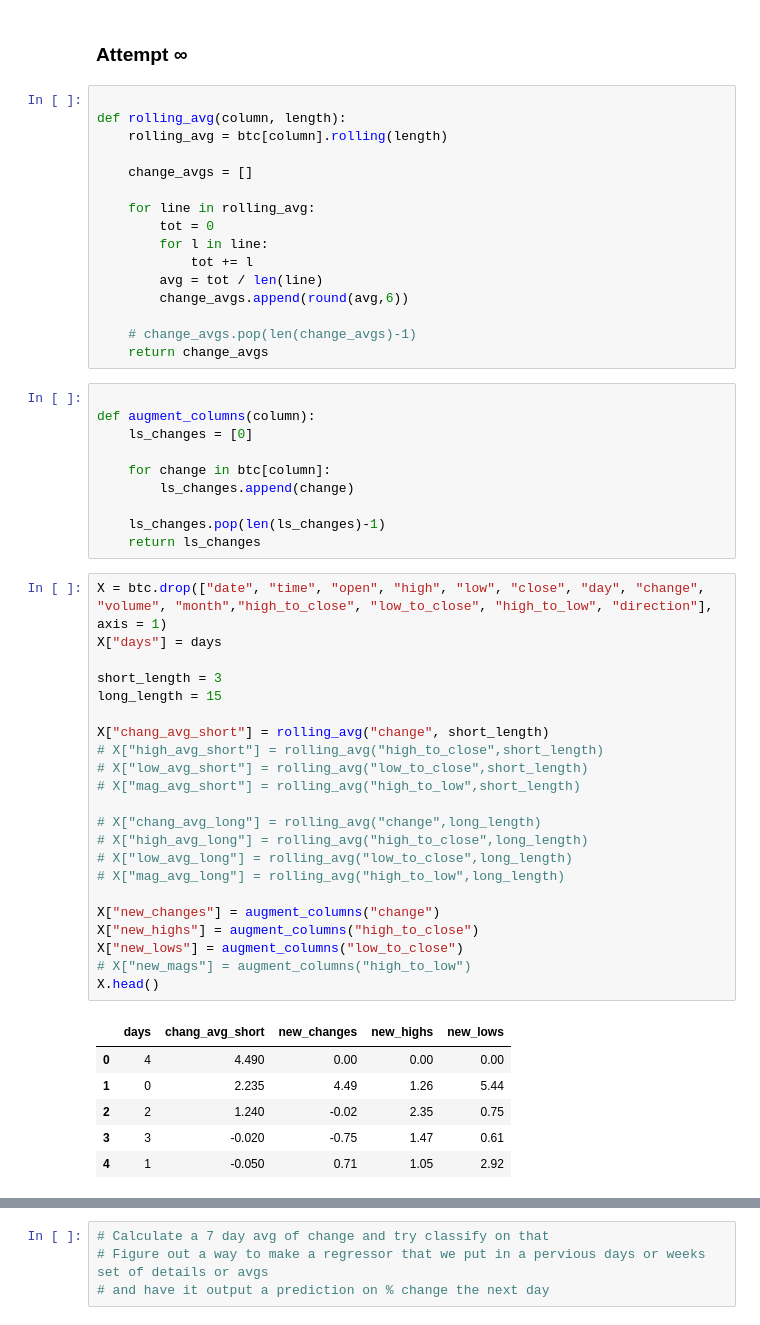
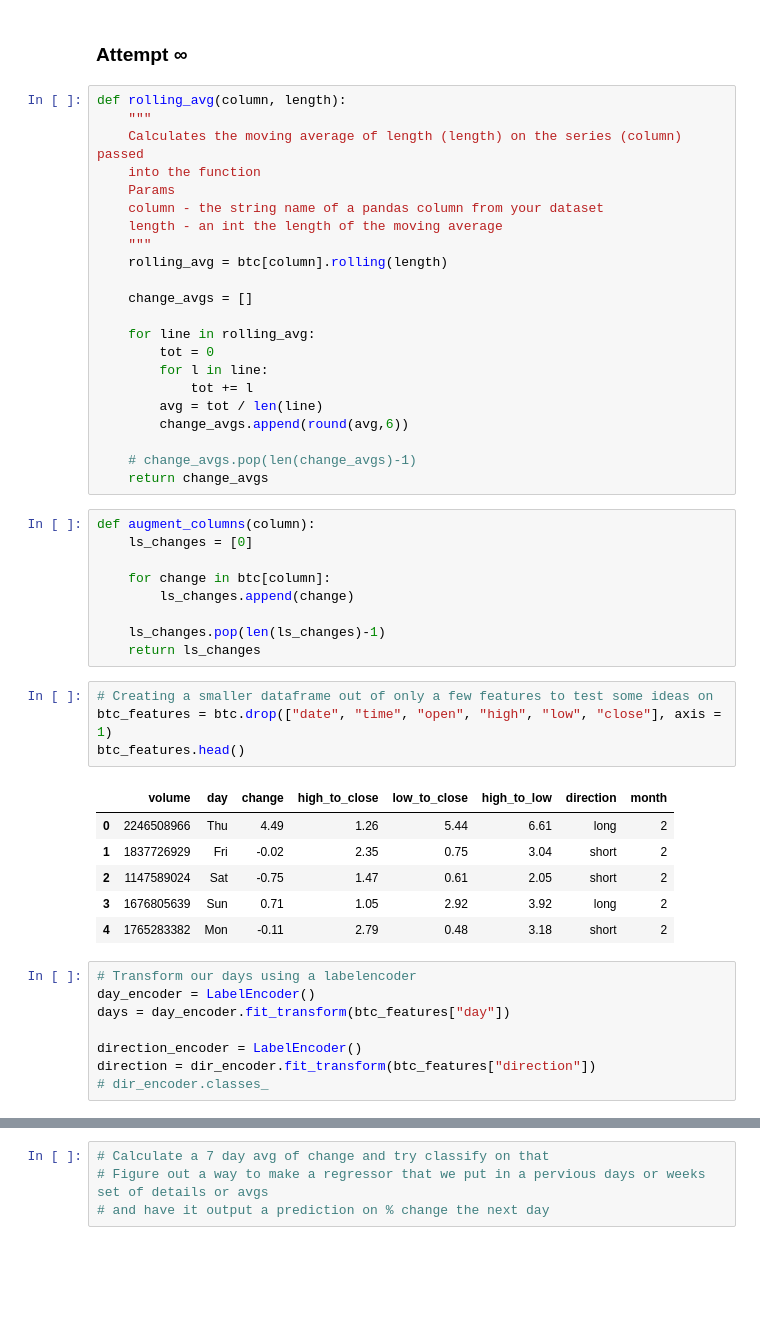
Before and after one commit to Mokoto-K/btc-regressor-predictor, a Jupyter notebook: btc-regressor-predictor.ipynb, the cells around one changed output, grey strips where cells are left out. Saved outputs shown, nothing was run; the diff lists cells and outputs as text; blank space fills up the shorter version.

```diff
--- a/btc-regressor-predictor.ipynb
+++ b/btc-regressor-predictor.ipynb
@@ -415,8 +417,14 @@ days 0.12223543124225211
 # %% [markdown]
 ### Attempt ∞
 # %%
-
 def rolling_avg(column, length):
+    """
+    Calculates the moving average of length (length) on the series (column) passed
+    into the function
+    Params
+    column - the string name of a pandas column from your dataset
+    length - an int the length of the moving average
+    """
     rolling_avg = btc[column].rolling(length)
 
     change_avgs = []
@@ -431,7 +439,6 @@ def rolling_avg(column, length):
     # change_avgs.pop(len(change_avgs)-1)
     return change_avgs
 # %%
-
 def augment_columns(column):
     ls_changes = [0]
 
@@ -440,32 +447,22 @@ def augment_columns(column):
 
     ls_changes.pop(len(ls_changes)-1)
     return ls_changes
-# %%
-X = btc.drop(["date", "time", "open", "high", "low", "close", "day", "change", "volume", "month","high_to_close", "low_to_close", "high_to_low", "direction"], axis = 1)
-X["days"] = days
-
-short_length = 3
-long_length = 15
-
-X["chang_avg_short"] = rolling_avg("change", short_length)
-# X["high_avg_short"] = rolling_avg("high_to_close",short_length)
-# X["low_avg_short"] = rolling_avg("low_to_close",short_length)
-# X["mag_avg_short"] = rolling_avg("high_to_low",short_length)
-
-# X["chang_avg_long"] = rolling_avg("change",long_length)
-# X["high_avg_long"] = rolling_avg("high_to_close",long_length)
-# X["low_avg_long"] = rolling_avg("low_to_close",long_length)
-# X["mag_avg_long"] = rolling_avg("high_to_low",long_length)
-
-X["new_changes"] = augment_columns("change")
-X["new_highs"] = augment_columns("high_to_close")
-X["new_lows"] = augment_columns("low_to_close")
-# X["new_mags"] = augment_columns("high_to_low")
-X.head()
-# %% [output]
-|  | days | chang_avg_short | new_changes | new_highs | new_lows |
-| 0 | 4 | 4.490 | 0.00 | 0.00 | 0.00 |
-| 1 | 0 | 2.235 | 4.49 | 1.26 | 5.44 |
-| 2 | 2 | 1.240 | -0.02 | 2.35 | 0.75 |
-| 3 | 3 | -0.020 | -0.75 | 1.47 | 0.61 |
-| 4 | 1 | -0.050 | 0.71 | 1.05 | 2.92 |
+# %%
+# Creating a smaller dataframe out of only a few features to test some ideas on
+btc_features = btc.drop(["date", "time", "open", "high", "low", "close"], axis = 1)
+btc_features.head()
+# %% [output]
+|  | volume | day | change | high_to_close | low_to_close | high_to_low | direction | month |
+| 0 | 2246508966 | Thu | 4.49 | 1.26 | 5.44 | 6.61 | long | 2 |
+| 1 | 1837726929 | Fri | -0.02 | 2.35 | 0.75 | 3.04 | short | 2 |
+| 2 | 1147589024 | Sat | -0.75 | 1.47 | 0.61 | 2.05 | short | 2 |
+| 3 | 1676805639 | Sun | 0.71 | 1.05 | 2.92 | 3.92 | long | 2 |
+| 4 | 1765283382 | Mon | -0.11 | 2.79 | 0.48 | 3.18 | short | 2 |
+# %%
+# Transform our days using a labelencoder
+day_encoder = LabelEncoder()
+days = day_encoder.fit_transform(btc_features["day"])
+
+direction_encoder = LabelEncoder()
+direction = dir_encoder.fit_transform(btc_features["direction"])
+# dir_encoder.classes_
```
Also changed, not shown: parts of 14 cells of this notebook.
